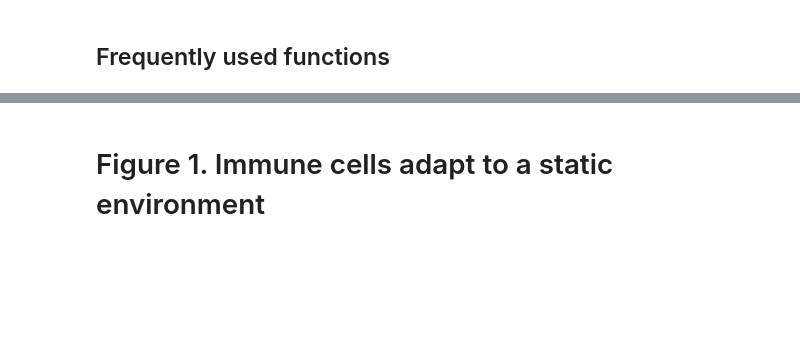
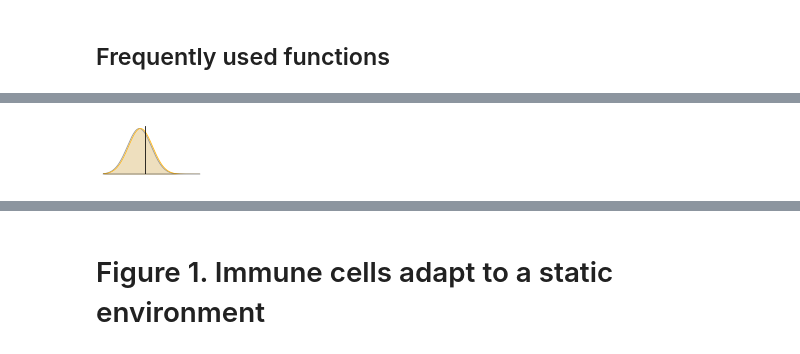
Before and after one commit to ywqin/paper-innate-immune-adaptation, a Jupyter notebook: figures.ipynb, the cells around one changed output, grey strips where cells are left out. Cells and saved outputs as stored; diff of their text form; code cells hidden in the pictures; blank space fills up the shorter version.

Commit message:
added code to generate overview figure components

```diff
--- a/figures.ipynb
+++ b/figures.ipynb
@@ -74,0 +77,84 @@ def POA(alpha, kappa, m, beta, u_target, var_target):
+# %%
+figw = SINGLE_COLUMN/2
+figh = figw * 0.5
+xmin = -2
+xmax =  6
+ymin =  0
+ymax =  0.42
+
+# Plotting -----------------------------------------------
+
+fig = plt.figure(figsize=(figw, figh))
+
+ax = fig.add_axes([0.10, 0.10, 0.80, 0.80])
+ax.spines['right'].set_visible(False)
+ax.spines['top'].set_visible(False)
+ax.spines['left'].set_visible(False)
+ax.set_xlim([xmin, xmax])
+ax.set_ylim([ymin, ymax])
+ax.set_xticks([])
+ax.set_yticks([])
+
+c_prior = '#969696'
+mu_prior = 1
+sigma_prior = 1
+x_prior = np.arange(xmin, xmax, 0.01)
+y_prior = np.exp(-(x_prior - mu_prior)**2 / (2 * sigma_prior**2)) / (sigma_prior * np.sqrt(2*np.pi))
+
+ax.plot(x_prior, y_prior, c=c_prior)
+ax.fill_between(x_prior, y_prior, color=c_prior, alpha=0.2, lw=0)
+
+c_post = '#FFB511'
+mu_post = 1.1
+sigma_post = 1
+x_post = np.arange(xmin, xmax, 0.01)
+y_post = np.exp(-(x_post - mu_post)**2 / (2 * sigma_post**2)) / (sigma_post * np.sqrt(2*np.pi))
+
+ax.plot(x_post, y_post, c=c_post)
+ax.fill_between(x_post, y_post, color=c_post, alpha=0.2, lw=0)
+
+ax.axvline(1.5, color='k')
+
+plt.savefig('fig0-healthy.pdf', format='pdf', dpi=300, transparent=True)
+plt.show()
+plt.close()
+
+
+# Plotting -----------------------------------------------
+
+fig = plt.figure(figsize=(figw, figh))
+
+ax = fig.add_axes([0.10, 0.10, 0.80, 0.80])
+ax.spines['right'].set_visible(False)
+ax.spines['top'].set_visible(False)
+ax.spines['left'].set_visible(False)
+ax.set_xlim([xmin, xmax])
+ax.set_ylim([ymin, ymax])
+ax.set_xticks([])
+ax.set_yticks([])
+
+c_prior = '#969696'
+mu_prior = 1
+sigma_prior = 1
+x_prior = np.arange(xmin, xmax, 0.01)
+y_prior = np.exp(-(x_prior - mu_prior)**2 / (2 * sigma_prior**2)) / (sigma_prior * np.sqrt(2*np.pi))
+
+ax.plot(x_prior, y_prior, c=c_prior)
+ax.fill_between(x_prior, y_prior, color=c_prior, alpha=0.2, lw=0)
+
+c_post = '#FFB511'
+mu_post = 1.8
+sigma_post = 1.2
+x_post = np.arange(xmin, xmax, 0.01)
+y_post = np.exp(-(x_post - mu_post)**2 / (2 * sigma_post**2)) / (sigma_post * np.sqrt(2*np.pi))
+
+ax.plot(x_post, y_post, c=c_post)
+ax.fill_between(x_post, y_post, color=c_post, alpha=0.2, lw=0)
+
+ax.axvline(4.0, color='k')
+
+plt.savefig('fig0-unhealthy.pdf', format='pdf', dpi=300, transparent=True)
+plt.show()
+plt.close()
+# %% [output]
+[figure, added]
```
Also changed, not shown: parts of 2 cells of this notebook.
